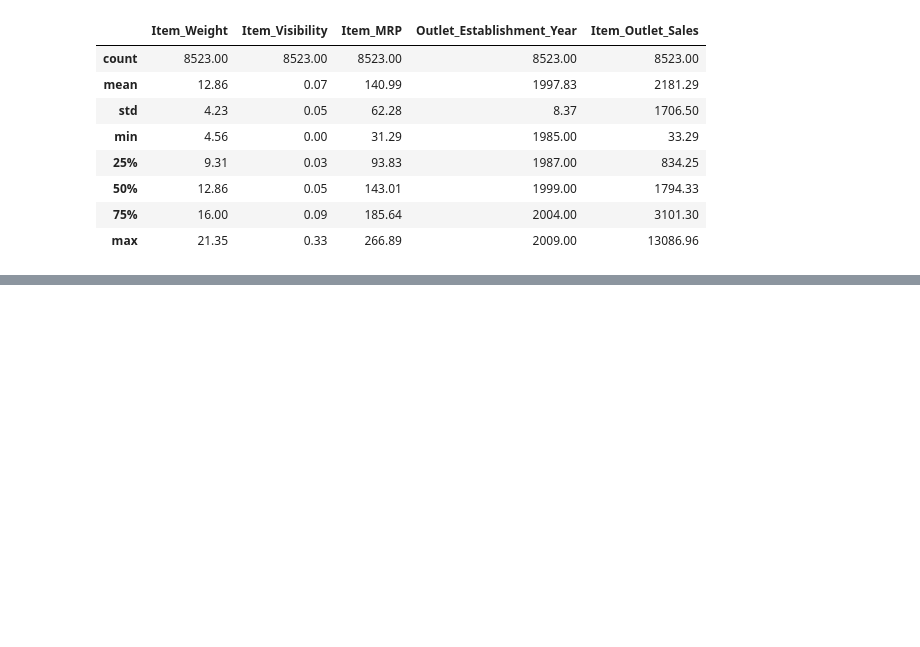
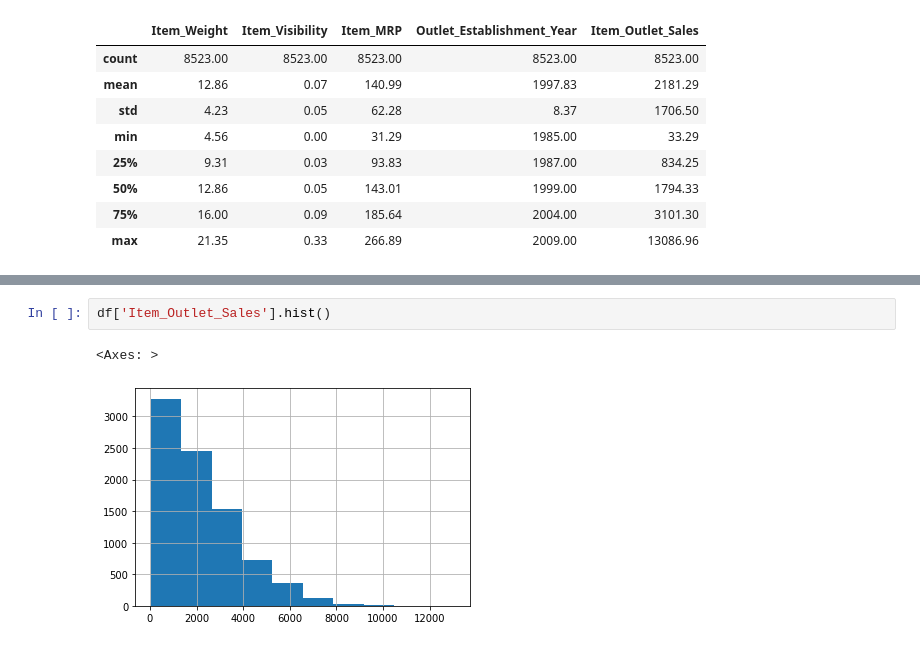
Before and after one commit to Jose-Balocchi/Retail---Predicciones-de-ventas, a Jupyter notebook: 05_Proyecto_1.ipynb, the cells around one changed output, grey strips where cells are left out. Drawn from its saved outputs; the diff is of its cells as text; blank space fills up the shorter version.

```diff
--- a/05_Proyecto_1.ipynb
+++ b/05_Proyecto_1.ipynb
@@ -326,0 +346,5 @@ df.describe().round(2)
+# %%
+df['Item_Outlet_Sales'].hist()
+# %% [output]
+<Axes: >
+[figure, added]
```
Also changed, not shown: parts of 7 cells of this notebook.
